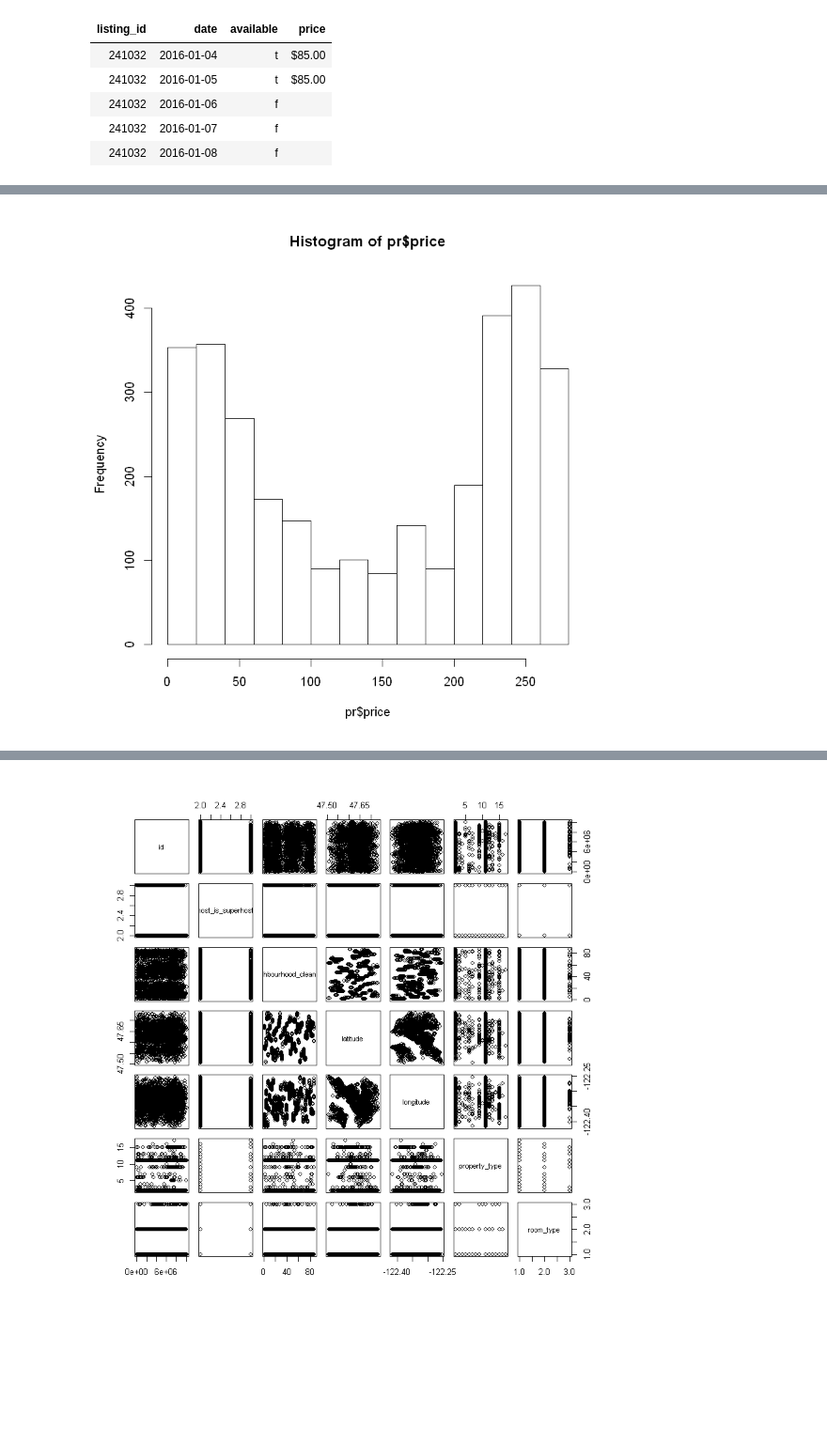
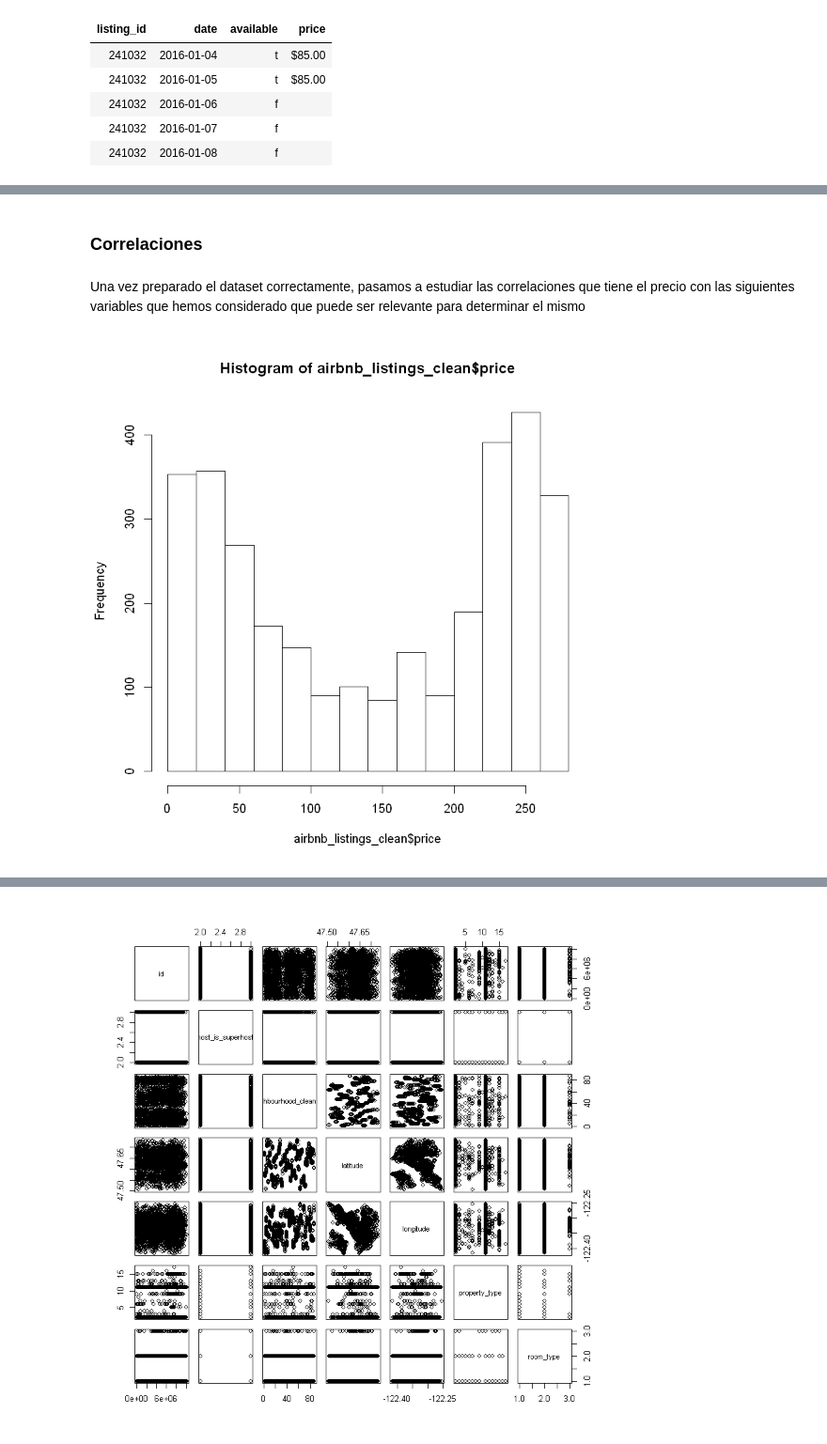
Before and after one commit to ivanfermena/Analisys-Airbnb-Seattle, a Jupyter notebook: analisis.ipynb, the cells around one changed output, grey strips where cells are left out. Shown at 94% size. Saved outputs shown, nothing was run; the diff lists cells and outputs as text; code cells hidden in the pictures; blank space fills up the shorter version.

```diff
--- a/analisis.ipynb
+++ b/analisis.ipynb
@@ -828,4 +842,0 @@ levels(airbnb_listings_clean$room_type)
-# %%
-airbnb_listings_clean$property_type = factor(airbnb_listings_clean$property_type, levels = levels(airbnb_listings_clean$property_type), labels = seq(1,17))
-# %%
-airbnb_listings_clean$room_type = factor(airbnb_listings_clean$room_type, levels = levels(airbnb_listings_clean$room_type), labels = seq(1,3))
@@ -848,2 +842,0 @@ airbnb_listings_clean[,14] <- as.numeric(airbnb_listings_clean[,14])
-# %%
-airbnb_listings_clean[,15] <- as.numeric(airbnb_listings_clean[,14])
@@ -873,0 +881,3 @@ pr <- one_hot(as.data.table(airbnb_listings_clean))
+# %%
+#convertimos cleaning_fee
+airbnb_listings_clean[,15] <- as.numeric(airbnb_listings_clean[,15])
@@ -921,7 +926,11 @@ ERROR: Error in match.arg(method): 'arg' should be one of "circle", "square", "e
+# %% [markdown]
+### Correlaciones
+# %% [markdown]
+Una vez preparado el dataset correctamente, pasamos a estudiar las correlaciones que tiene el precio con las siguientes variables que hemos considerado que puede ser relevante para determinar el mismo
 # %%
-hist(pr$price)
+hist(airbnb_listings_clean$price)
 # %% [output]
-[figure, old version]
+[figure, new version]
 # %%
 plot(airbnb_listings_clean$price, airbnb_listings_clean$bedrooms)
 # %% [output]
```
Also changed, not shown: parts of 84 cells of this notebook.
